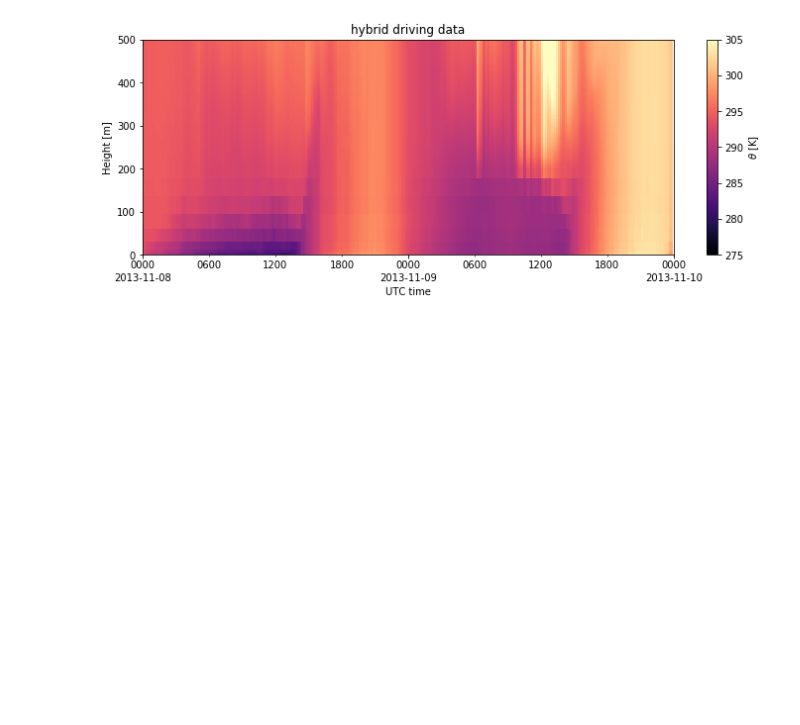
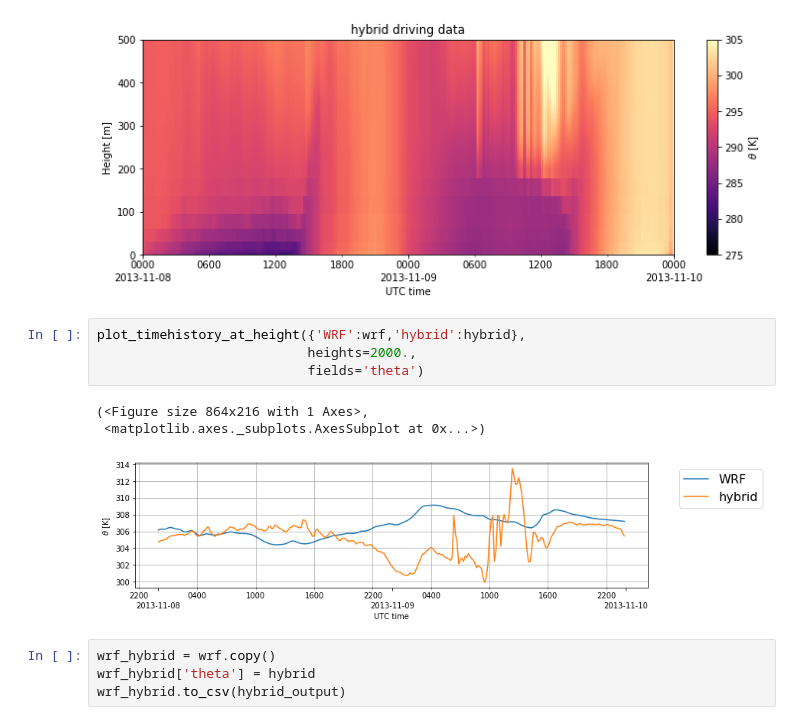
Before and after one commit to ewquon/assessment, a Jupyter notebook: studies/coupling_comparison/preprocessing/internal/generate_hybrid_WRF_TTUtower_history.ipynb, the cells around one changed output. Drawn from its saved outputs; the diff is of its cells as text; blank space fills up the shorter version.

Commit message:
Add data output and theta(z=2km) comparison plot

```diff
--- a/studies/coupling_comparison/preprocessing/internal/generate_hybrid_WRF_TTUtower_history.ipynb
+++ b/studies/coupling_comparison/preprocessing/internal/generate_hybrid_WRF_TTUtower_history.ipynb
@@ -406,3 +408,15 @@ ax.set_title('hybrid driving data')
 Text(0.5, 1.0, 'hybrid driving data')
 [figure]
 [figure]
+# %%
+plot_timehistory_at_height({'WRF':wrf,'hybrid':hybrid},
+                           heights=2000.,
+                           fields='theta')
+# %% [output]
+(<Figure size 864x216 with 1 Axes>,
+ <matplotlib.axes._subplots.AxesSubplot at 0x...>)
+[figure, added]
+# %%
+wrf_hybrid = wrf.copy()
+wrf_hybrid['theta'] = hybrid
+wrf_hybrid.to_csv(hybrid_output)
```
Also changed, not shown: parts of 2 cells of this notebook.
